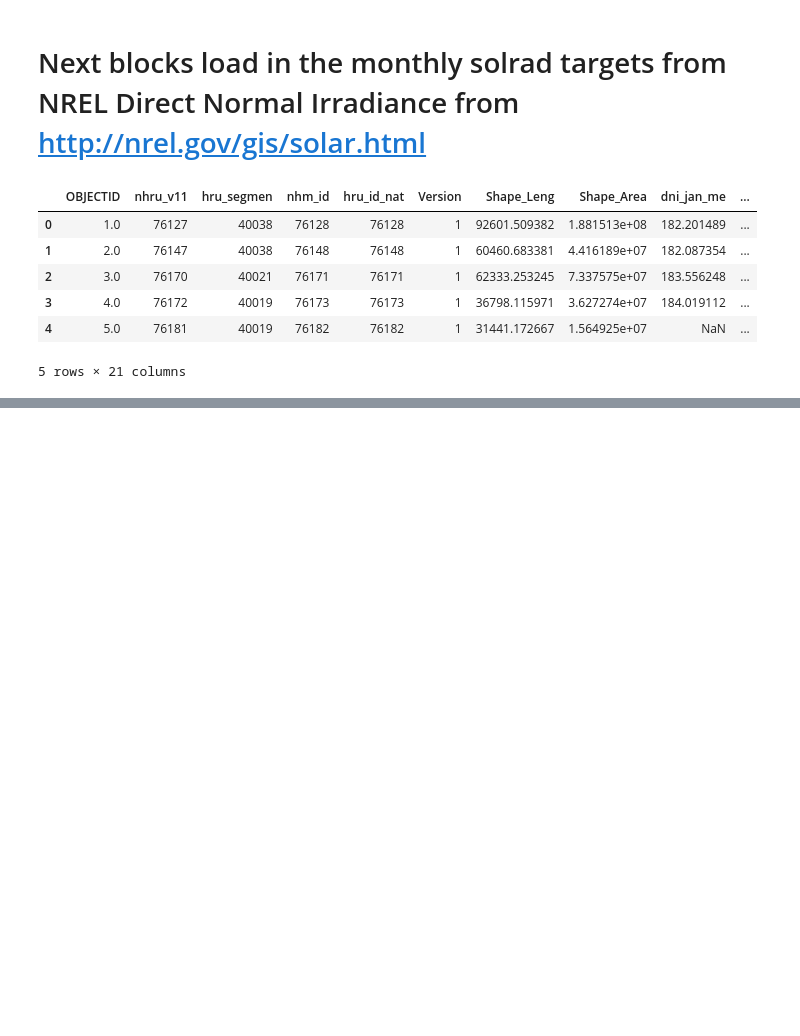
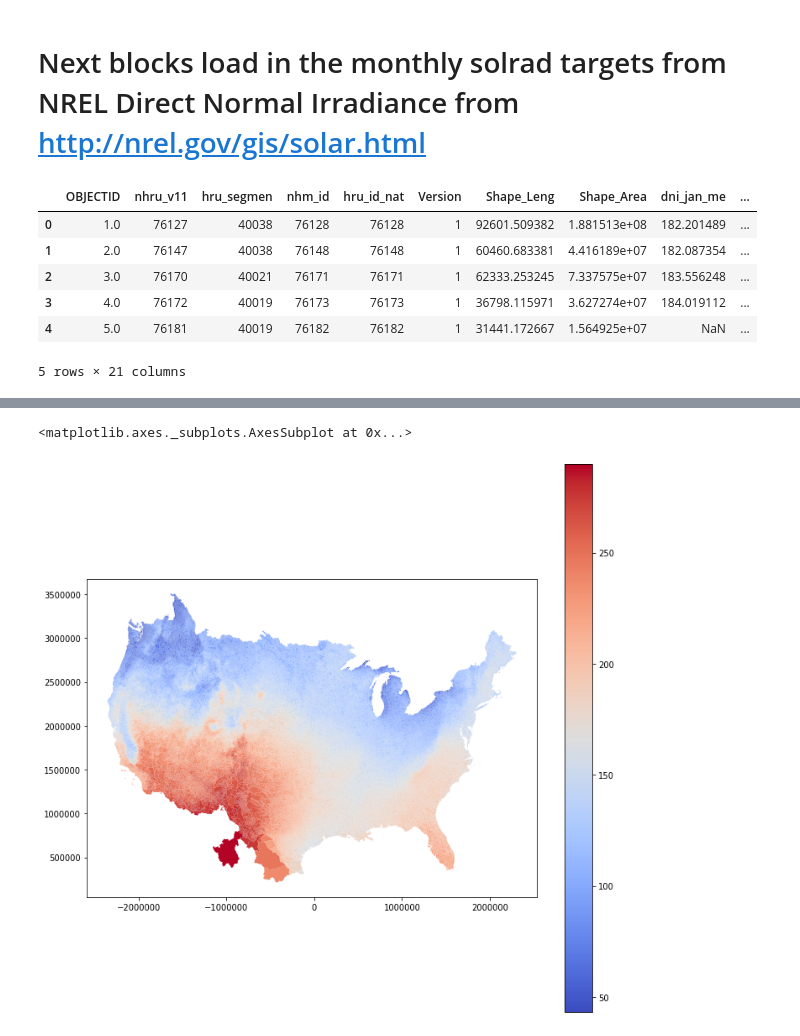
Before and after one commit to nhm-params-usgs/workflow, a Jupyter notebook: dday_slope/dday_slope.ipynb, the cells around one changed output, grey strips where cells are left out. Drawn from its saved outputs; the diff is of its cells as text; code cells hidden in the pictures; blank space fills up the shorter version.

```diff
--- a/dday_slope/dday_slope.ipynb
+++ b/dday_slope/dday_slope.ipynb
@@ -96,0 +294,11 @@ del(hrus)
+# %%
+f, ax = plt.subplots(1, figsize=(12, 12))
+#hrus.plot(color="white", ax=ax)
+
+# df.dropna(thresh=2)
+
+# plot the HRUs with valid temperature (non-nan) with their color ramp colors
+hrus.plot(column='solrad_targets_vals', cmap='coolwarm', ax=ax, legend=True)
+# %% [output]
+<matplotlib.axes._subplots.AxesSubplot at 0x...>
+[figure, added]
```
Also changed, not shown: parts of 28 cells of this notebook, 1 other file.
